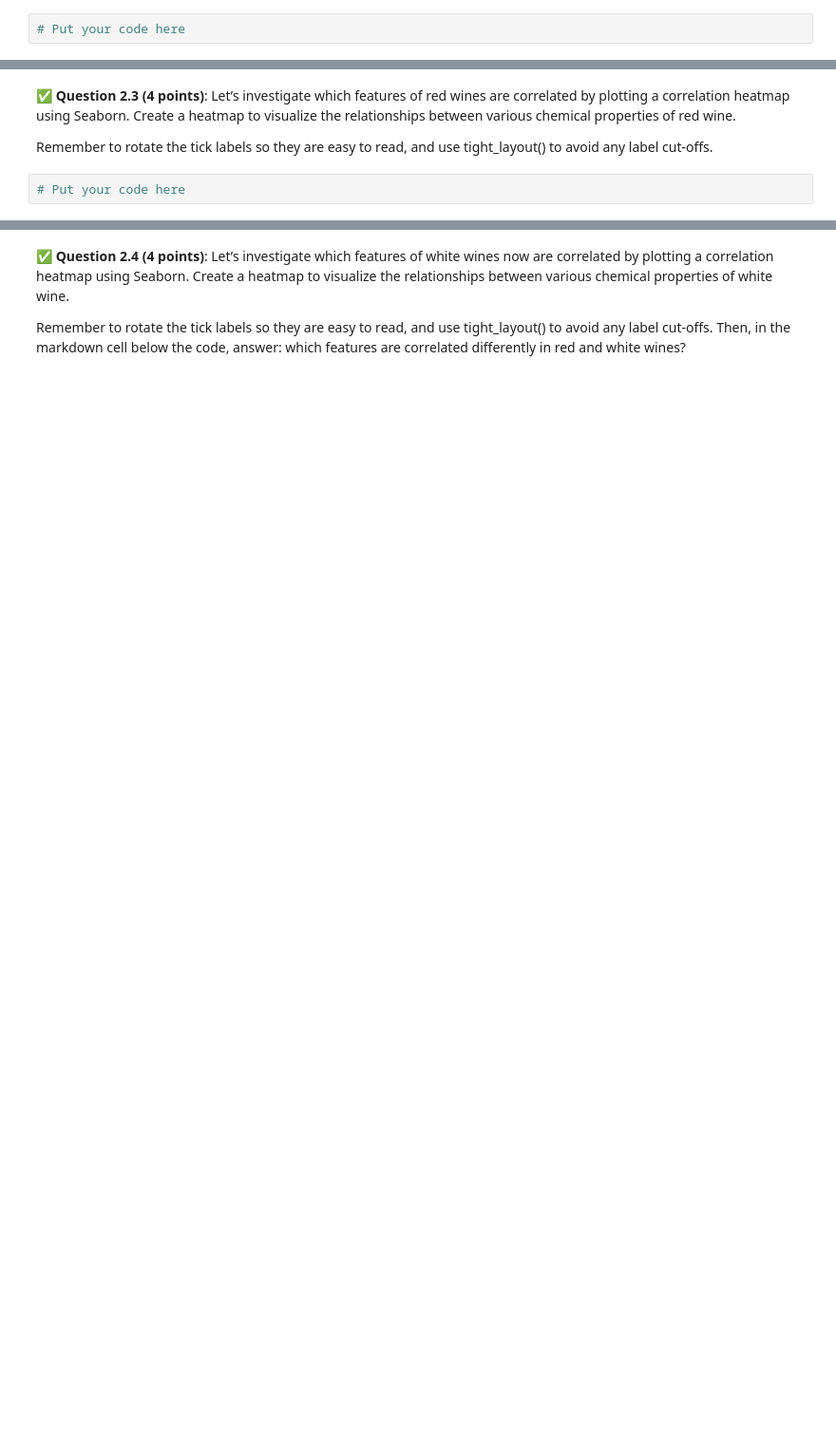
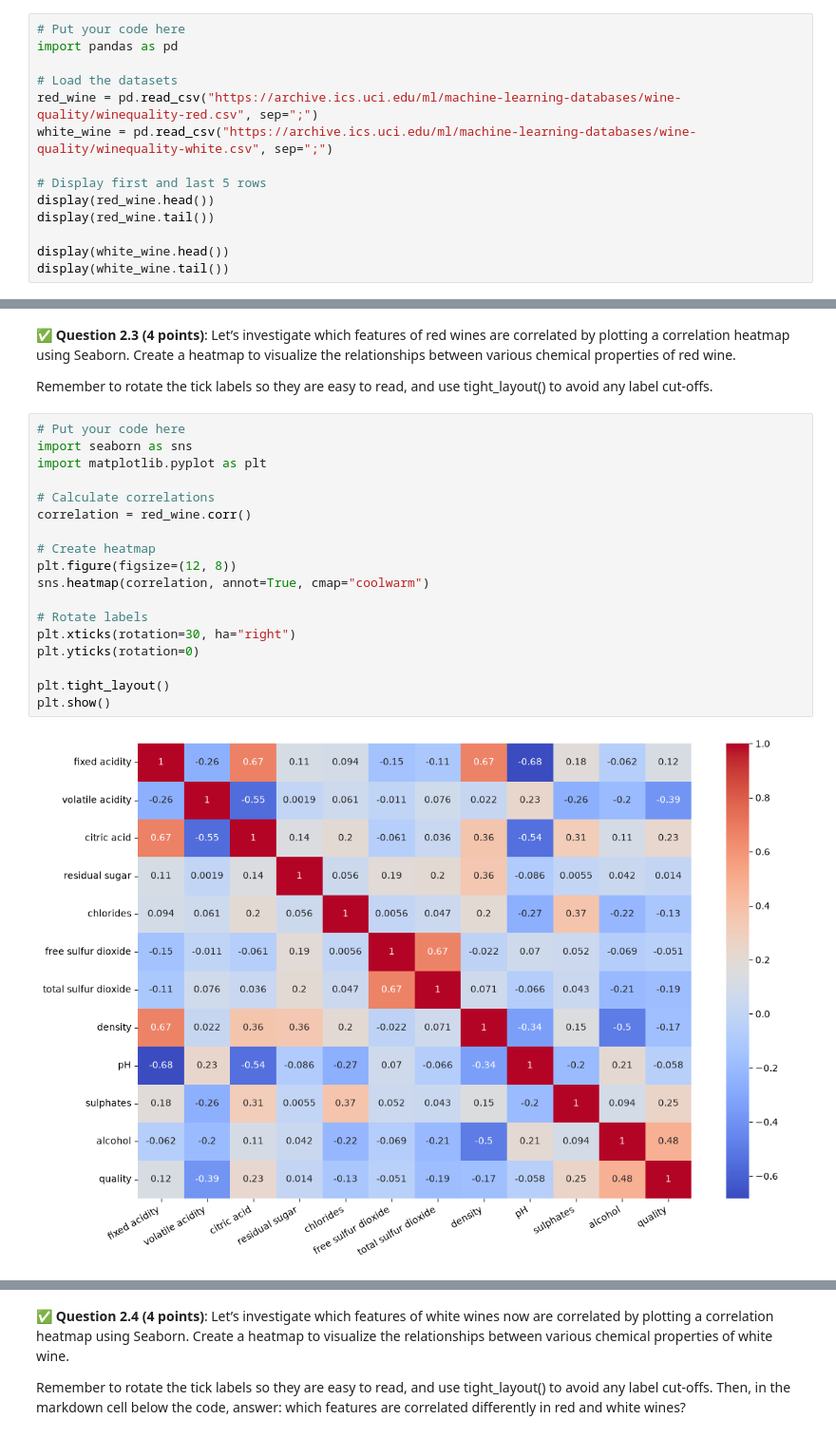
Before and after one commit to burlin25/CMSE202-f26-turnin, a Jupyter notebook: hw-03/HW03-Regression-STUDENT.ipynb, the cells around one changed output, grey strips where cells are left out. Shown at 95% size. Drawn from its saved outputs; the diff is of its cells as text; blank space fills up the shorter version.

```diff
--- a/hw-03/HW03-Regression-STUDENT.ipynb
+++ b/hw-03/HW03-Regression-STUDENT.ipynb
@@ -198,3 +212,15 @@ and a description of the files here:
 &#9989;  **Question 2.2 (4 points)**: Next, load the data of red and white wine into two separate Pandas DataFrames and display the first and last 5 rows.
 # %%
 # Put your code here
+import pandas as pd
+
+# Load the datasets
+red_wine = pd.read_csv("https://archive.ics.uci.edu/ml/machine-learning-databases/wine-quality/winequality-red.csv", sep=";")
+white_wine = pd.read_csv("https://archive.ics.uci.edu/ml/machine-learning-databases/wine-quality/winequality-white.csv", sep=";")
+
+# Display first and last 5 rows
+display(red_wine.head())
+display(red_wine.tail())
+
+display(white_wine.head())
+display(white_wine.tail())
@@ -209,6 +260,24 @@ and a description of the files here:
 Remember to rotate the tick labels so they are easy to read, and use tight_layout() to avoid any label cut-offs.
 # %%
 # Put your code here
+import seaborn as sns
+import matplotlib.pyplot as plt
+
+# Calculate correlations
+correlation = red_wine.corr()
+
+# Create heatmap
+plt.figure(figsize=(12, 8))
+sns.heatmap(correlation, annot=True, cmap="coolwarm")
+
+# Rotate labels
+plt.xticks(rotation=30, ha="right")
+plt.yticks(rotation=0)
+
+plt.tight_layout()
+plt.show()
+# %% [output]
+[figure, added]
 # %% [markdown]
 <!-- END QUESTION -->
 <!-- DO NOT MODIFY OR DELETE THIS CELL. Make sure your solution to the question above is in the cell(s) above this one. -->
```
Also changed, not shown: parts of 10 cells of this notebook, 3 other files.
